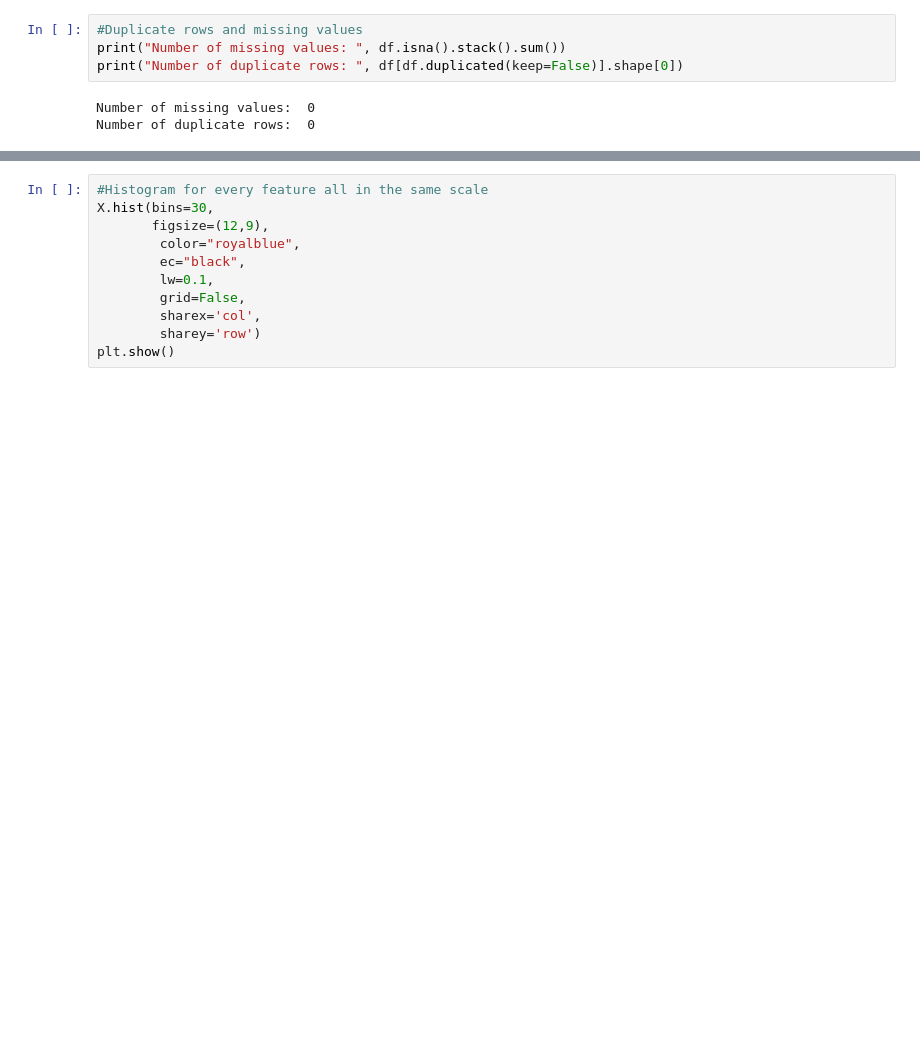
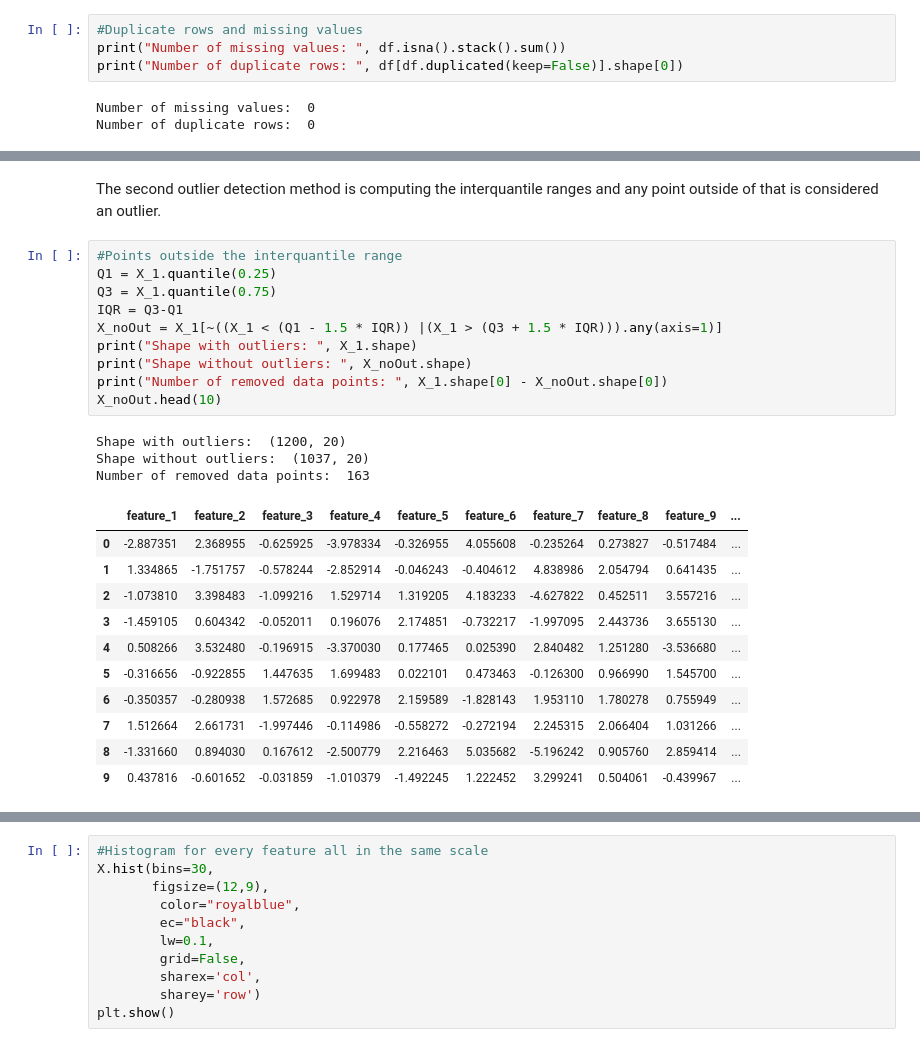
Before and after one commit to MattiaBarbiere/ML-project, a Jupyter notebook: project.ipynb, the cells around one changed output, grey strips where cells are left out. Drawn from its saved outputs; the diff is of its cells as text; blank space fills up the shorter version.

```diff
--- a/project.ipynb
+++ b/project.ipynb
@@ -53,0 +90,27 @@ Number of duplicate rows:  0
+# %% [markdown]
+The second outlier detection method is computing the interquantile ranges and any point outside of that is considered an outlier.
+# %%
+#Points outside the interquantile range
+Q1 = X_1.quantile(0.25)
+Q3 = X_1.quantile(0.75)
+IQR = Q3-Q1
+X_noOut = X_1[~((X_1 < (Q1 - 1.5 * IQR)) |(X_1 > (Q3 + 1.5 * IQR))).any(axis=1)]
+print("Shape with outliers: ", X_1.shape)
+print("Shape without outliers: ", X_noOut.shape)
+print("Number of removed data points: ", X_1.shape[0] - X_noOut.shape[0])
+X_noOut.head(10)
+# %% [output]
+Shape with outliers:  (1200, 20)
+Shape without outliers:  (1037, 20)
+Number of removed data points:  163
+|  | feature_1 | feature_2 | feature_3 | feature_4 | feature_5 | feature_6 | feature_7 | feature_8 | feature_9 | ... |
+| 0 | -2.887351 | 2.368955 | -0.625925 | -3.978334 | -0.326955 | 4.055608 | -0.235264 | 0.273827 | -0.517484 | ... |
+| 1 | 1.334865 | -1.751757 | -0.578244 | -2.852914 | -0.046243 | -0.404612 | 4.838986 | 2.054794 | 0.641435 | ... |
+| 2 | -1.073810 | 3.398483 | -1.099216 | 1.529714 | 1.319205 | 4.183233 | -4.627822 | 0.452511 | 3.557216 | ... |
+| 3 | -1.459105 | 0.604342 | -0.052011 | 0.196076 | 2.174851 | -0.732217 | -1.997095 | 2.443736 | 3.655130 | ... |
+| 4 | 0.508266 | 3.532480 | -0.196915 | -3.370030 | 0.177465 | 0.025390 | 2.840482 | 1.251280 | -3.536680 | ... |
+| 5 | -0.316656 | -0.922855 | 1.447635 | 1.699483 | 0.022101 | 0.473463 | -0.126300 | 0.966990 | 1.545700 | ... |
+| 6 | -0.350357 | -0.280938 | 1.572685 | 0.922978 | 2.159589 | -1.828143 | 1.953110 | 1.780278 | 0.755949 | ... |
+| 7 | 1.512664 | 2.661731 | -1.997446 | -0.114986 | -0.558272 | -0.272194 | 2.245315 | 2.066404 | 1.031266 | ... |
+| 8 | -1.331660 | 0.894030 | 0.167612 | -2.500779 | 2.216463 | 5.035682 | -5.196242 | 0.905760 | 2.859414 | ... |
+| 9 | 0.437816 | -0.601652 | -0.031859 | -1.010379 | -1.492245 | 1.222452 | 3.299241 | 0.504061 | -0.439967 | ... |
```
Also changed, not shown: parts of 26 cells of this notebook.
